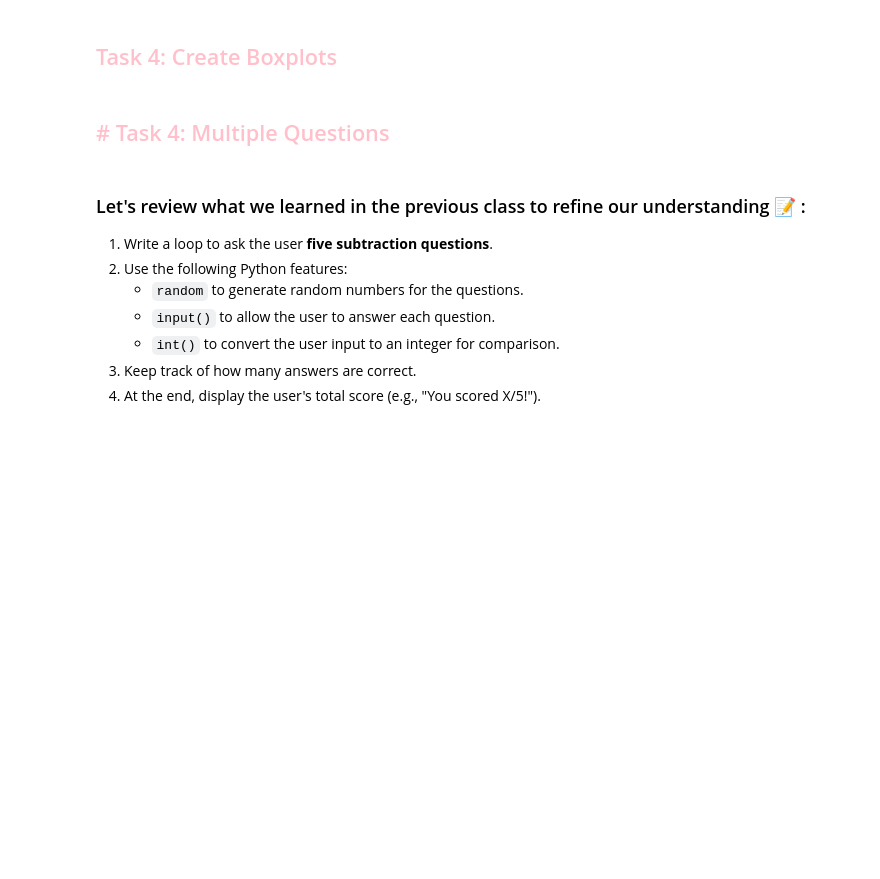
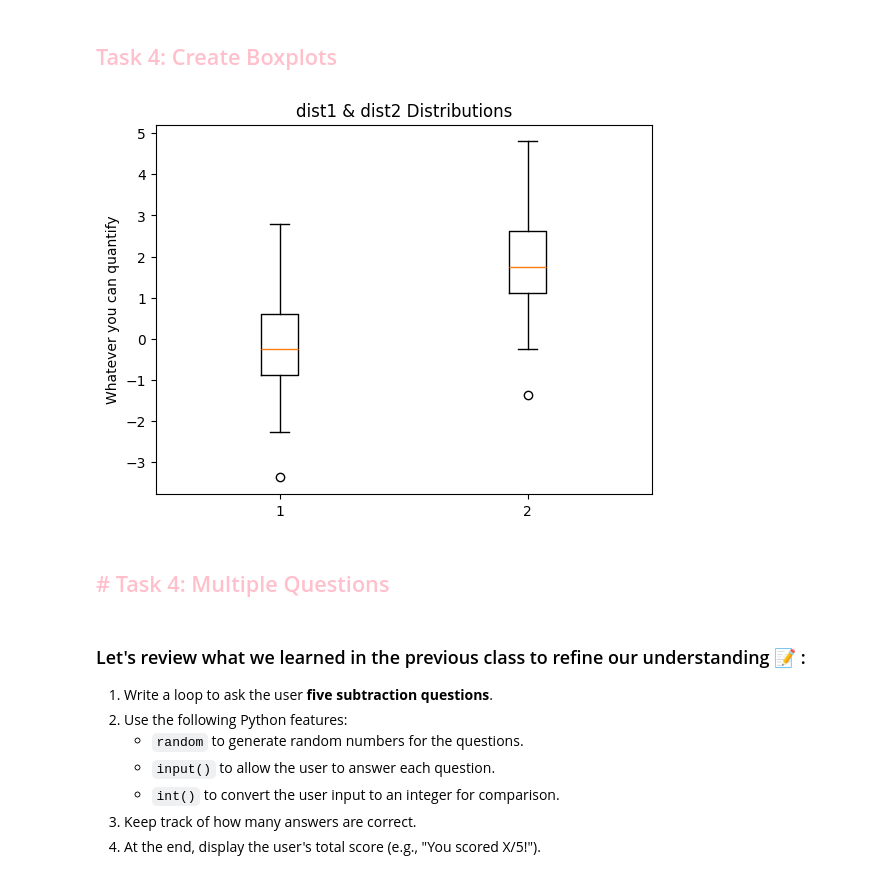
Before and after one commit to AlonGersh/python-assignments, a Jupyter notebook: day04/assignment-t-test.ipynb, the cells around one changed output. Cells and saved outputs as stored; diff of their text form; code cells hidden in the pictures; blank space fills up the shorter version.

```diff
--- a/day04/assignment-t-test.ipynb
+++ b/day04/assignment-t-test.ipynb
@@ -68,10 +68,12 @@ plt.show()
 ## <font color = "pink" >Task 4: Create Boxplots
 # %%
 # Create boxplots
-plt.boxplot([dist1, dist2])#TODO:
-plt.title()#TODO:
-plt.ylabel()#TODO:
+plt.boxplot([dist1, dist2])
+plt.title("dist1 & dist2 Distributions")
+plt.ylabel("Whatever you can quantify")
 plt.show()
+# %% [output]
+[figure, added]
 # %% [markdown]
 ## <font color ='pink'> # Task 4: Multiple Questions
 # %% [markdown]
```
Also changed, not shown: parts of 2 cells of this notebook.
